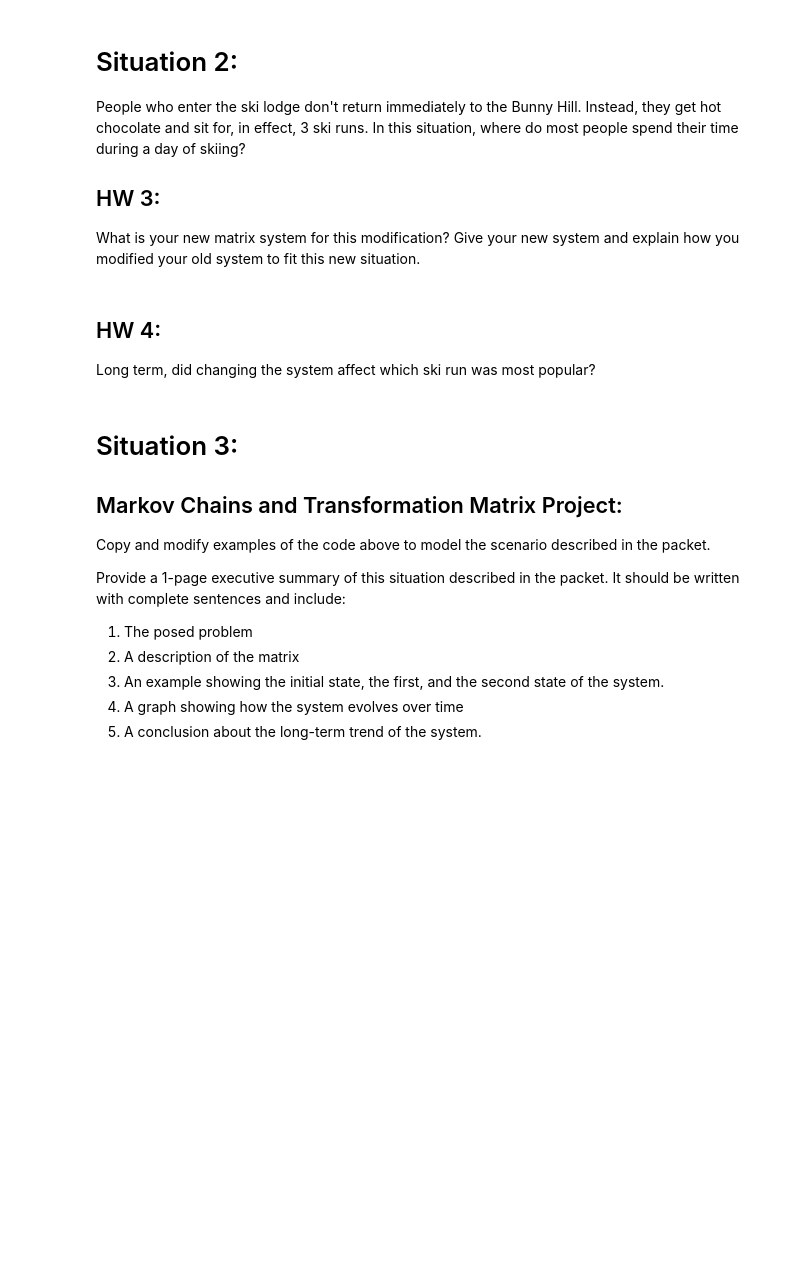
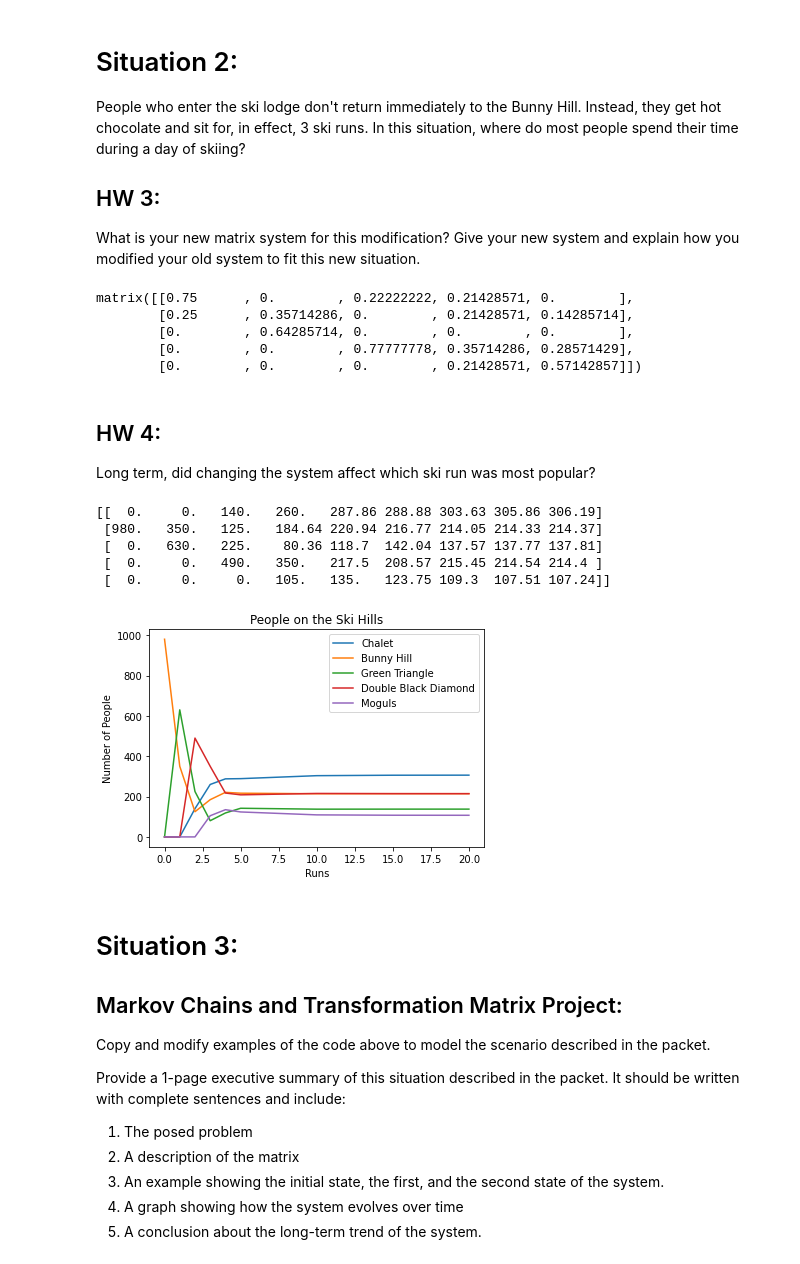
Before and after one commit to gtobin28/Linear_Algebra_Coding_Projects, a Jupyter notebook: Grace_The_Ski_Hill_Transition_Matrices_and_Markov_Chains.ipynb, the cells around one changed output. Cells and saved outputs as stored; diff of their text form; code cells hidden in the pictures; blank space fills up the shorter version.

```diff
--- a/Grace_The_Ski_Hill_Transition_Matrices_and_Markov_Chains.ipynb
+++ b/Grace_The_Ski_Hill_Transition_Matrices_and_Markov_Chains.ipynb
@@ -246,10 +292,56 @@ People who enter the ski lodge don't return immediately to the Bunny Hill. Inste
 ## HW 3:
 
 What is your new matrix system for this modification?  Give your new system and explain how you modified your old system to fit this new situation.
+# %%
+MS2 = np.matrix([[3/4, 0, 20/90, 30/140, 0],
+                 [1/4, 50/140, 0, 30/140, 20/140],
+                 [0, 90/140, 0, 0, 0],
+                 [0, 0, 70/90, 50/140, 40/140],
+                 [0, 0, 0, 30/140, 80/140]])
+MS2
+# %% [output]
+matrix([[0.75      , 0.        , 0.22222222, 0.21428571, 0.        ],
+        [0.25      , 0.35714286, 0.        , 0.21428571, 0.14285714],
+        [0.        , 0.64285714, 0.        , 0.        , 0.        ],
+        [0.        , 0.        , 0.77777778, 0.35714286, 0.28571429],
+        [0.        , 0.        , 0.        , 0.21428571, 0.57142857]])
 # %% [markdown]
 ## HW 4:
 
 Long term, did changing the system affect which ski run was most popular?
+# %%
+#  The initial state of the system:
+x0S2 = np.matrix([[0], [980], [0], [0], [0]])
+
+#Make a matrix, where each column is the result
+#of applying the matrix multiple times to the initial state x0:
+
+XS2 = np.c_[x0S2, MS2* x0S2, MS2**2 * x0S2, MS2**3 * x0S2, MS2**4 * x0S2, MS2**5 * x0S2, MS2**10 * x0S2, MS2**15 * x0S2, MS2**20 * x0S2]
+
+#print out the XS1 matrix, rounding the entries to 2 decimal places
+print(XS2.round(2))
+# %% [output]
+[[  0.     0.   140.   260.   287.86 288.88 303.63 305.86 306.19]
+ [980.   350.   125.   184.64 220.94 216.77 214.05 214.33 214.37]
+ [  0.   630.   225.    80.36 118.7  142.04 137.57 137.77 137.81]
+ [  0.     0.   490.   350.   217.5  208.57 215.45 214.54 214.4 ]
+ [  0.     0.     0.   105.   135.   123.75 109.3  107.51 107.24]]
+# %%
+xS2  = [0, 1, 2, 3, 4, 5, 10, 15, 20]
+plt.plot(xS2, np.array(XS2[0])[0], label="Chalet")
+plt.plot(xS2, np.array(XS2[1])[0], label="Bunny Hill")
+plt.plot(xS2, np.array(XS2[2])[0], label="Green Triangle")
+plt.plot(xS2, np.array(XS2[3])[0], label="Double Black Diamond")
+plt.plot(xS2, np.array(XS2[4])[0], label="Moguls")
+plt.plot()
+
+plt.xlabel("Runs")  # Update this label
+plt.ylabel("Number of People")  # Update this label
+plt.title("People on the Ski Hills")  # Update the title
+plt.legend()
+plt.show()
+# %% [output]
+[figure, added]
 # %% [markdown]
 # Situation 3:
 
```
Also changed, not shown: parts of 3 cells of this notebook.
